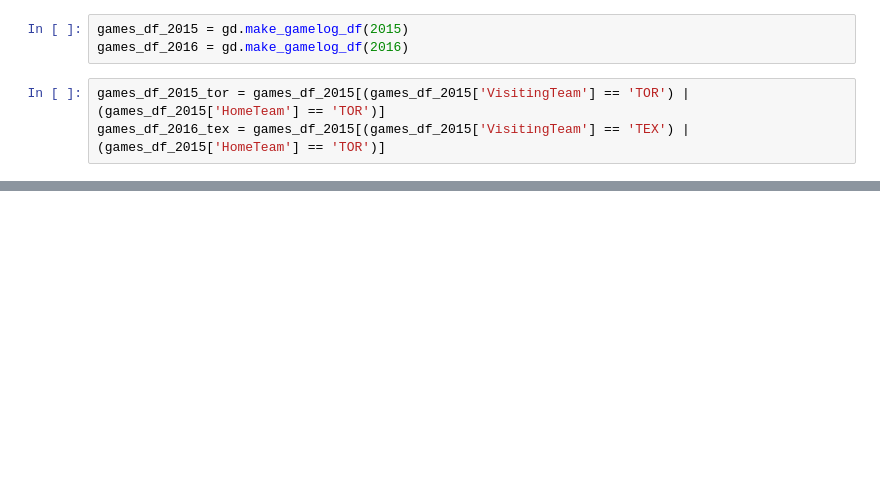
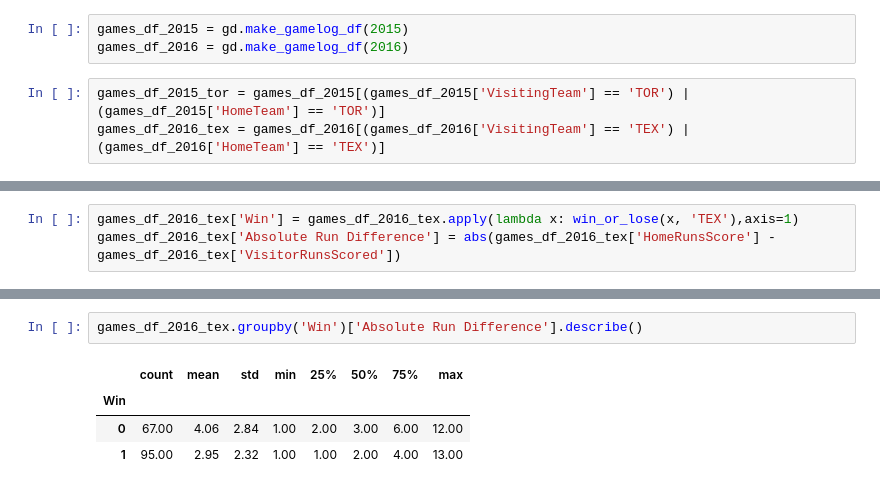
Before and after one commit to mattstonkus/Analyzing_Baseball_Data_Python, a Jupyter notebook: Runs and Wins.ipynb, the cells around one changed output, grey strips where cells are left out. Drawn from its saved outputs; the diff is of its cells as text; blank space fills up the shorter version.

```diff
--- a/Runs and Wins.ipynb
+++ b/Runs and Wins.ipynb
@@ -461,4 +459,4 @@ games_df_2015 = gd.make_gamelog_df(2015)
 games_df_2016 = gd.make_gamelog_df(2016)
 # %%
 games_df_2015_tor = games_df_2015[(games_df_2015['VisitingTeam'] == 'TOR') | (games_df_2015['HomeTeam'] == 'TOR')]
-games_df_2016_tex = games_df_2015[(games_df_2015['VisitingTeam'] == 'TEX') | (games_df_2015['HomeTeam'] == 'TOR')]
+games_df_2016_tex = games_df_2016[(games_df_2016['VisitingTeam'] == 'TEX') | (games_df_2016['HomeTeam'] == 'TEX')]
@@ -480,0 +492,3 @@ games_df_2015_tor
+# %%
+games_df_2016_tex['Win'] = games_df_2016_tex.apply(lambda x: win_or_lose(x, 'TEX'),axis=1)
+games_df_2016_tex['Absolute Run Difference'] = abs(games_df_2016_tex['HomeRunsScore'] - games_df_2016_tex['VisitorRunsScored'])
@@ -480,0 +506,7 @@ games_df_2015_tor
+# %%
+games_df_2016_tex.groupby('Win')['Absolute Run Difference'].describe()
+# %% [output]
+|  | count | mean | std | min | 25% | 50% | 75% | max |
+| Win |  |  |  |  |  |  |  |  |
+| 0 | 67.00 | 4.06 | 2.84 | 1.00 | 2.00 | 3.00 | 6.00 | 12.00 |
+| 1 | 95.00 | 2.95 | 2.32 | 1.00 | 1.00 | 2.00 | 4.00 | 13.00 |
```
Also changed, not shown: parts of 7 cells of this notebook.
